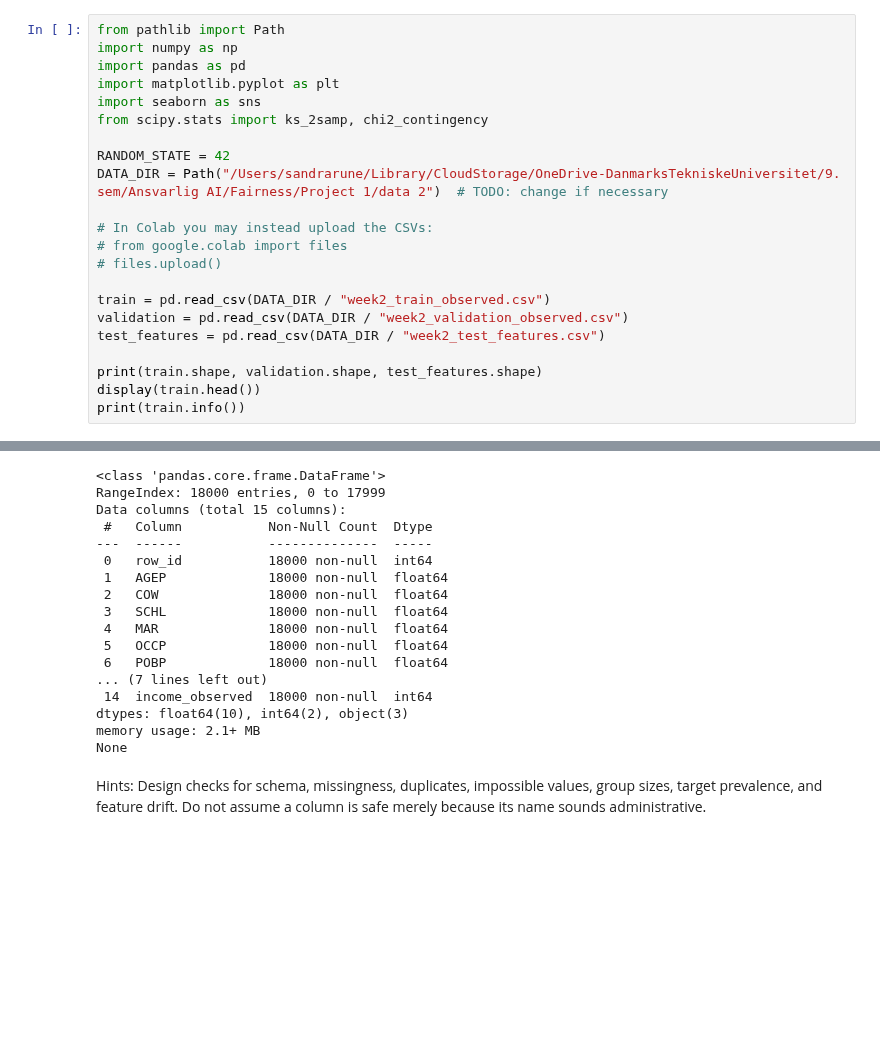
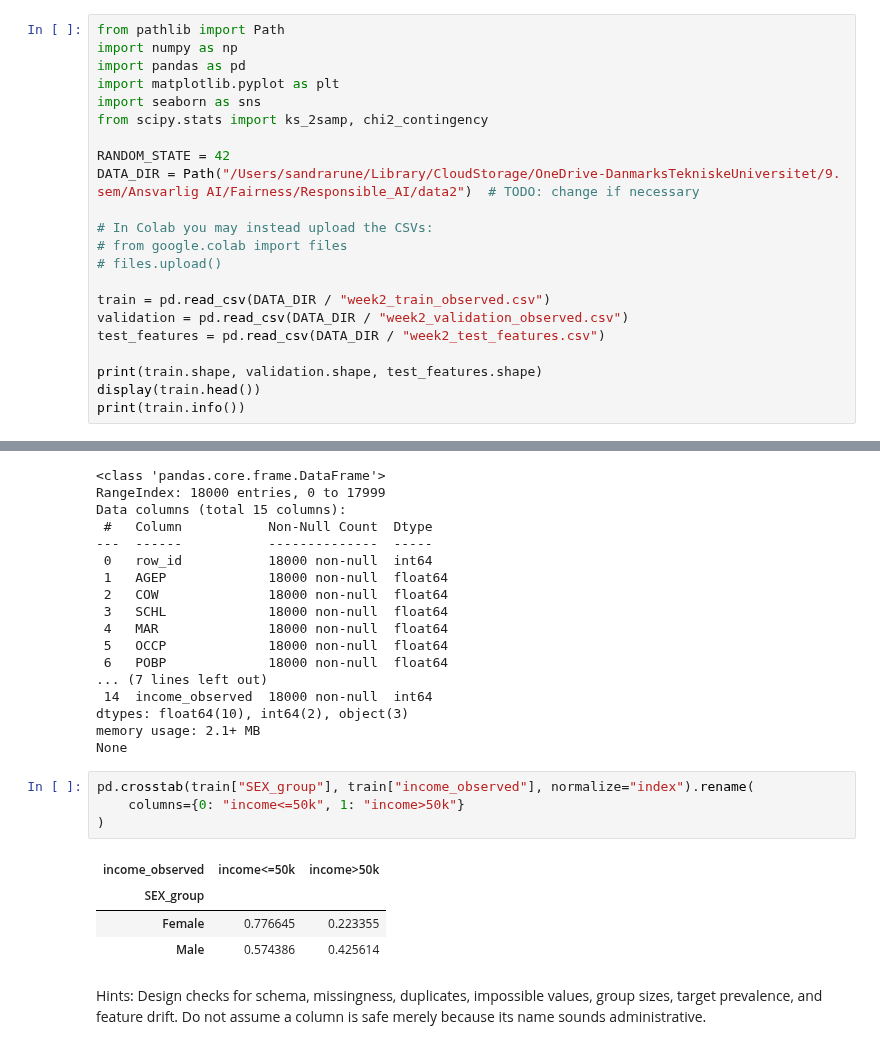
Before and after one commit to Sandra359/Responsible_AI, a Jupyter notebook: notebooks/Week2_Blind_Data_Audit_Sandra.ipynb, the cells around one changed output, grey strips where cells are left out. Drawn from its saved outputs; the diff is of its cells as text; blank space fills up the shorter version.

```diff
--- a/notebooks/Week2_Blind_Data_Audit_Sandra.ipynb
+++ b/notebooks/Week2_Blind_Data_Audit_Sandra.ipynb
@@ -34,7 +33,7 @@ import seaborn as sns
 from scipy.stats import ks_2samp, chi2_contingency
 
 RANDOM_STATE = 42
-DATA_DIR = Path("/Users/sandrarune/Library/CloudStorage/OneDrive-DanmarksTekniskeUniversitet/9. sem/Ansvarlig AI/Fairness/Project 1/data 2")  # TODO: change if necessary
+DATA_DIR = Path("/Users/sandrarune/Library/CloudStorage/OneDrive-DanmarksTekniskeUniversitet/9. sem/Ansvarlig AI/Fairness/Responsible_AI/data2")  # TODO: change if necessary
 
 # In Colab you may instead upload the CSVs:
 # from google.colab import files
@@ -72,6 +71,15 @@ Data columns (total 15 columns):
 dtypes: float64(10), int64(2), object(3)
 memory usage: 2.1+ MB
 None
+# %%
+pd.crosstab(train["SEX_group"], train["income_observed"], normalize="index").rename(
+    columns={0: "income<=50k", 1: "income>50k"}
+)
+# %% [output]
+| income_observed | income<=50k | income>50k |
+| SEX_group |  |  |
+| Female | 0.776645 | 0.223355 |
+| Male | 0.574386 | 0.425614 |
 # %% [markdown]
 Hints: Design checks for schema, missingness, duplicates, impossible values, group sizes, target prevalence, and feature drift. Do not assume a column is safe merely because its name sounds administrative.
 # %% [markdown]
```
Also changed, not shown: parts of 7 cells of this notebook, 2 other files.
